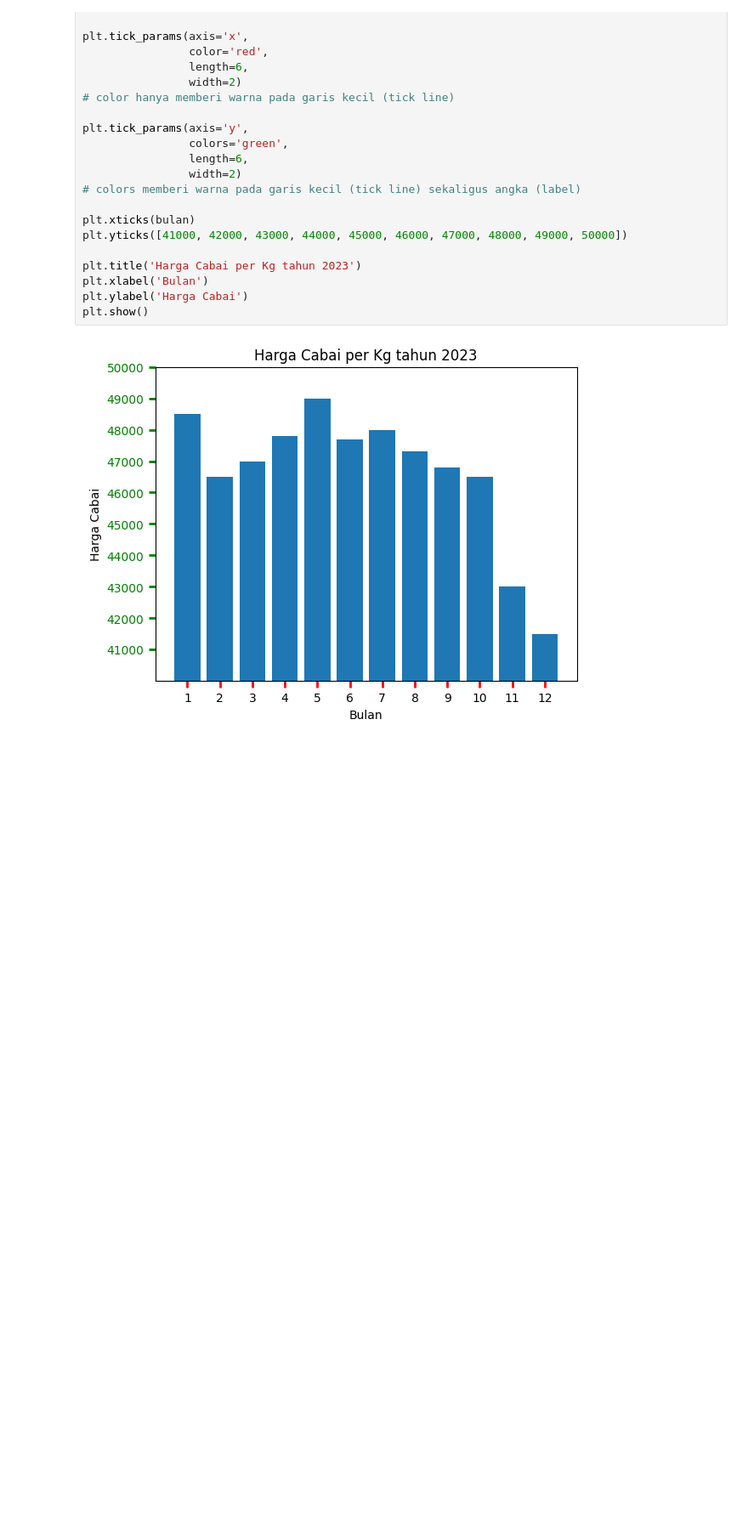
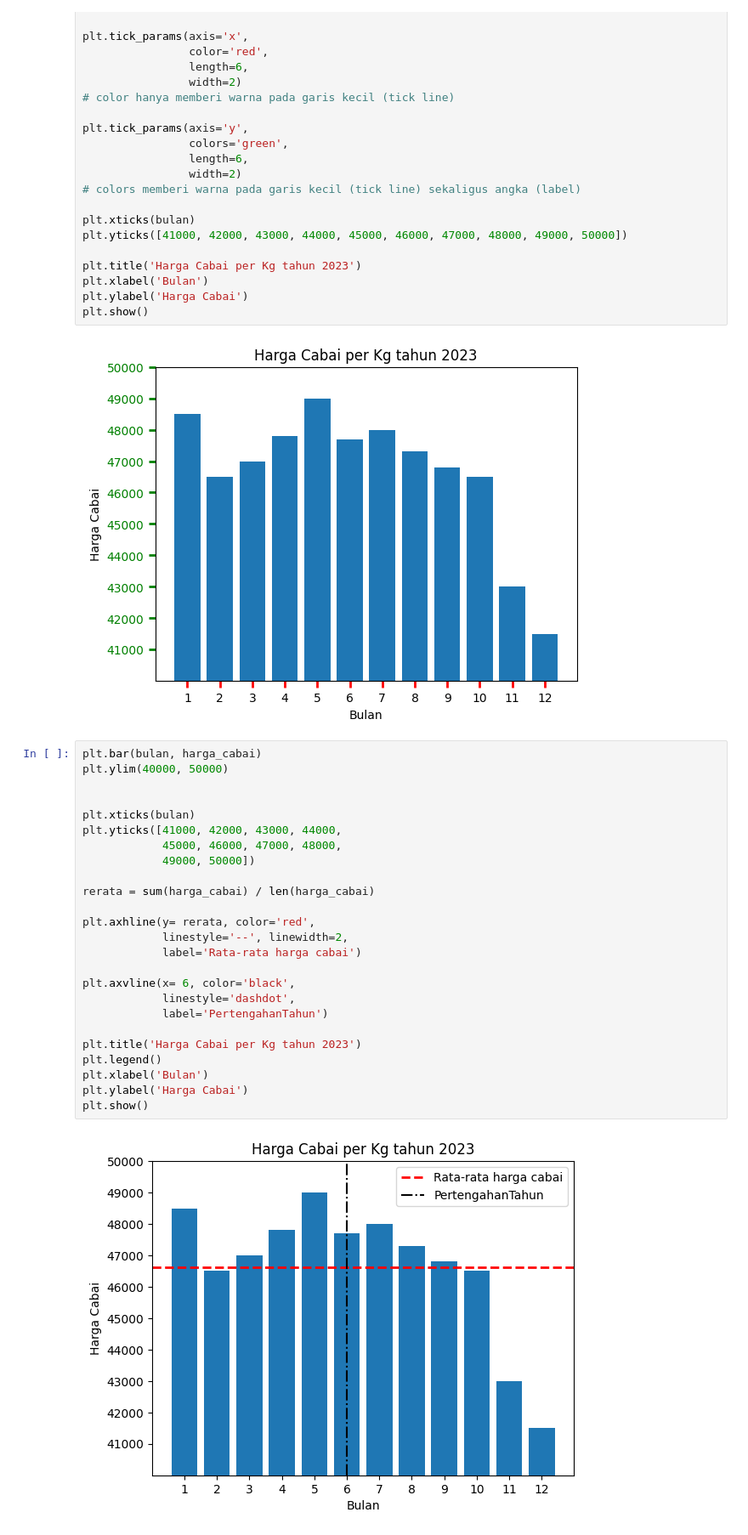
Before and after one commit to IdhamAbidinKaisilay/BelajarDataAnalyst, a Jupyter notebook: Bar_Plot_dan_Scatter_Plot.ipynb, the cells around one changed output. Shown at 85% size. Cells and saved outputs as stored; diff of their text form; blank space fills up the shorter version.

```diff
--- a/Bar_Plot_dan_Scatter_Plot.ipynb
+++ b/Bar_Plot_dan_Scatter_Plot.ipynb
@@ -51,3 +53,30 @@ plt.ylabel('Harga Cabai')
 plt.show()
 # %% [output]
 [figure]
+# %%
+plt.bar(bulan, harga_cabai)
+plt.ylim(40000, 50000)
+
+
+plt.xticks(bulan)
+plt.yticks([41000, 42000, 43000, 44000,
+            45000, 46000, 47000, 48000,
+            49000, 50000])
+
+rerata = sum(harga_cabai) / len(harga_cabai)
+
+plt.axhline(y= rerata, color='red',
+            linestyle='--', linewidth=2,
+            label='Rata-rata harga cabai')
+
+plt.axvline(x= 6, color='black',
+            linestyle='dashdot',
+            label='PertengahanTahun')
+
+plt.title('Harga Cabai per Kg tahun 2023')
+plt.legend()
+plt.xlabel('Bulan')
+plt.ylabel('Harga Cabai')
+plt.show()
+# %% [output]
+[figure, added]
```
Also changed, not shown: parts of 5 cells of this notebook.
